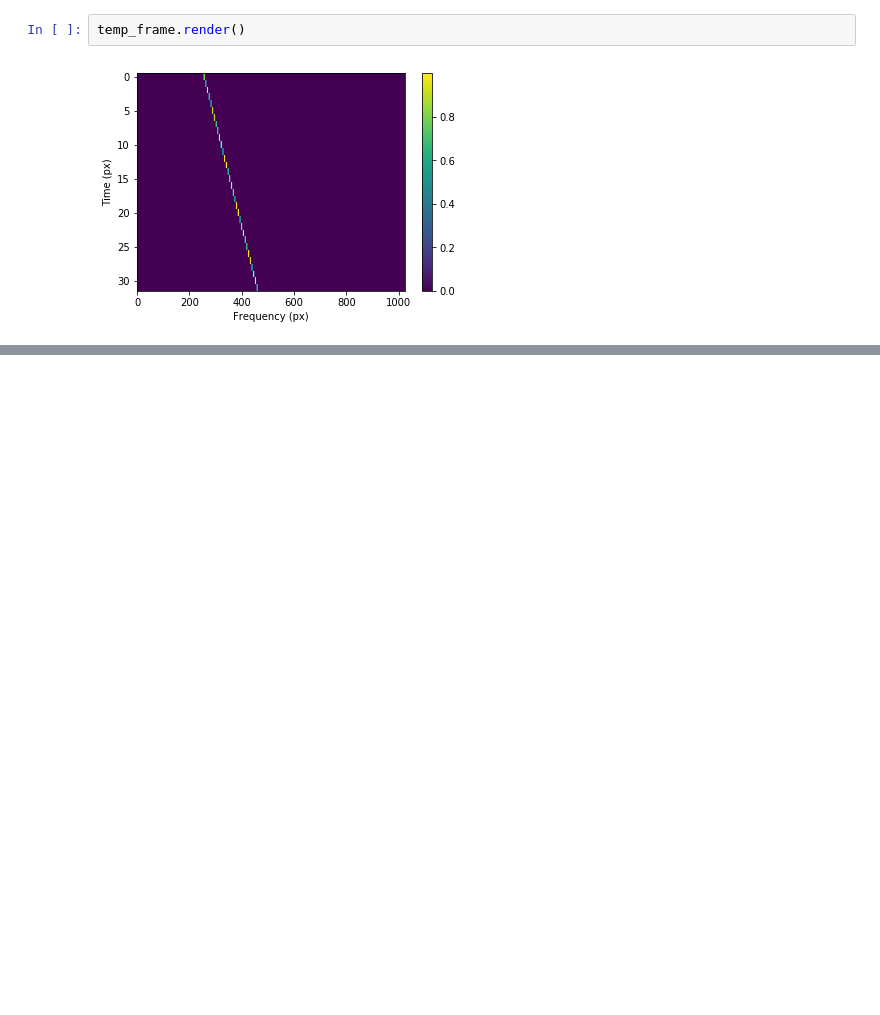
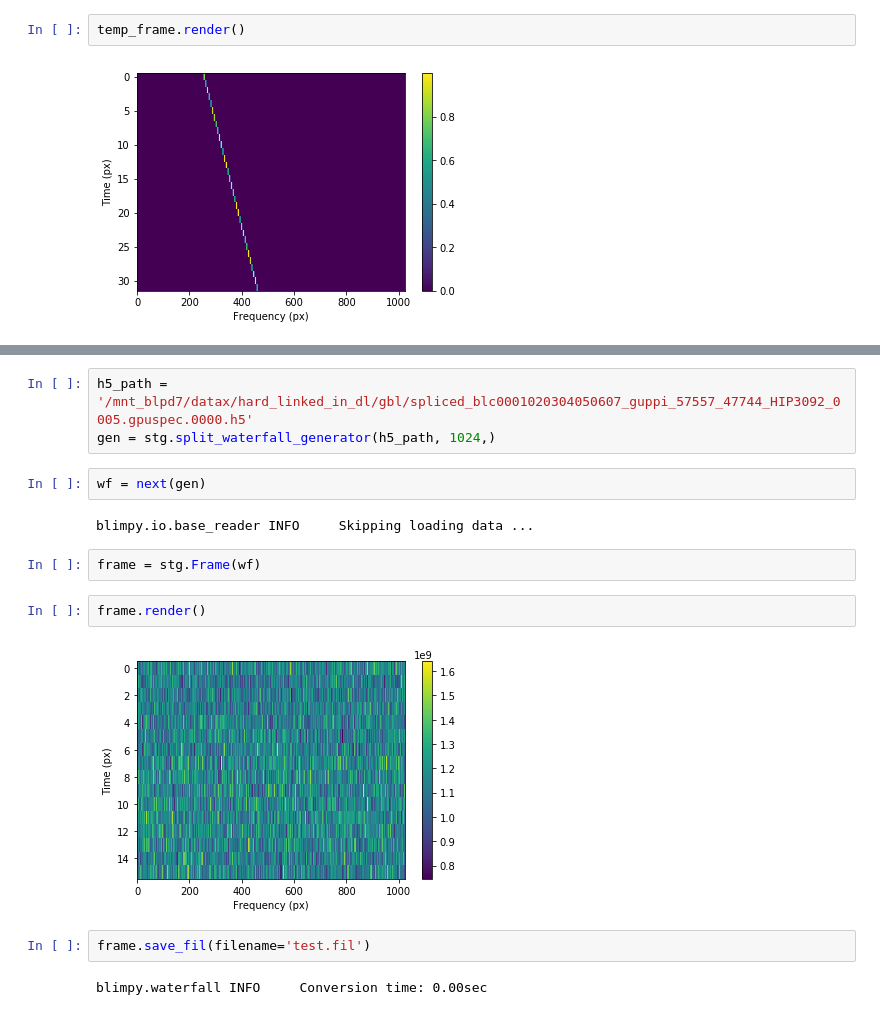
Before and after one commit to bbrzycki/setigen_development, a Jupyter notebook: new blimpy test.ipynb, the cells around one changed output, grey strips where cells are left out. Saved outputs shown, nothing was run; the diff lists cells and outputs as text; blank space fills up the shorter version.

Commit message:
Update with initial raw data work

```diff
--- a/new blimpy test.ipynb
+++ b/new blimpy test.ipynb
@@ -81,0 +152,17 @@ temp_frame.render()
+# %%
+h5_path = '/mnt_blpd7/datax/hard_linked_in_dl/gbl/spliced_blc0001020304050607_guppi_57557_47744_HIP3092_0005.gpuspec.0000.h5'
+gen = stg.split_waterfall_generator(h5_path, 1024,)
+# %%
+wf = next(gen)
+# %% [output]
+blimpy.io.base_reader INFO     Skipping loading data ...
+# %%
+frame = stg.Frame(wf)
+# %%
+frame.render()
+# %% [output]
+[figure, added]
+# %%
+frame.save_fil(filename='test.fil')
+# %% [output]
+blimpy.waterfall INFO     Conversion time: 0.00sec
```
Also changed, not shown: parts of 17 cells of this notebook, 2 other files.
